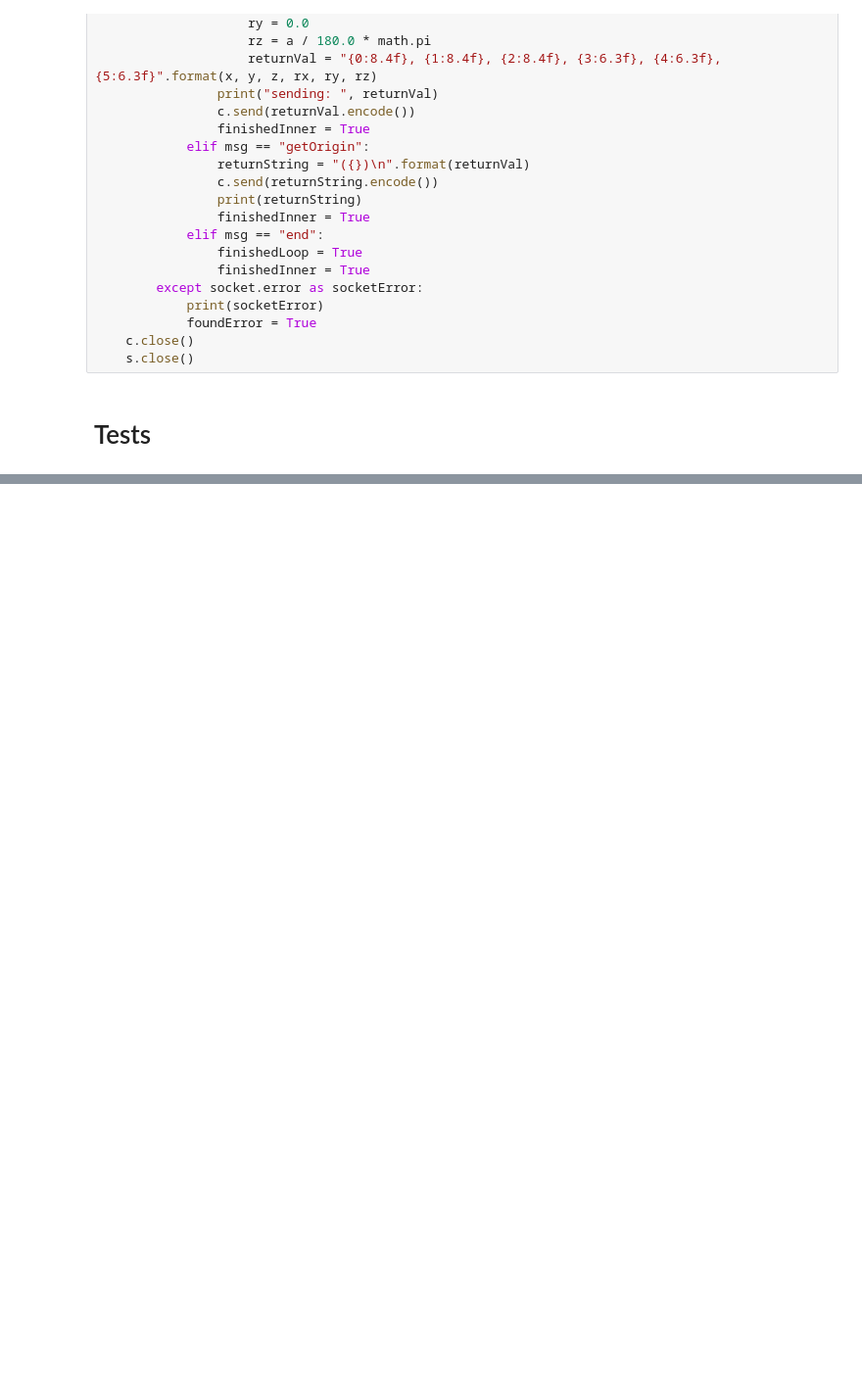
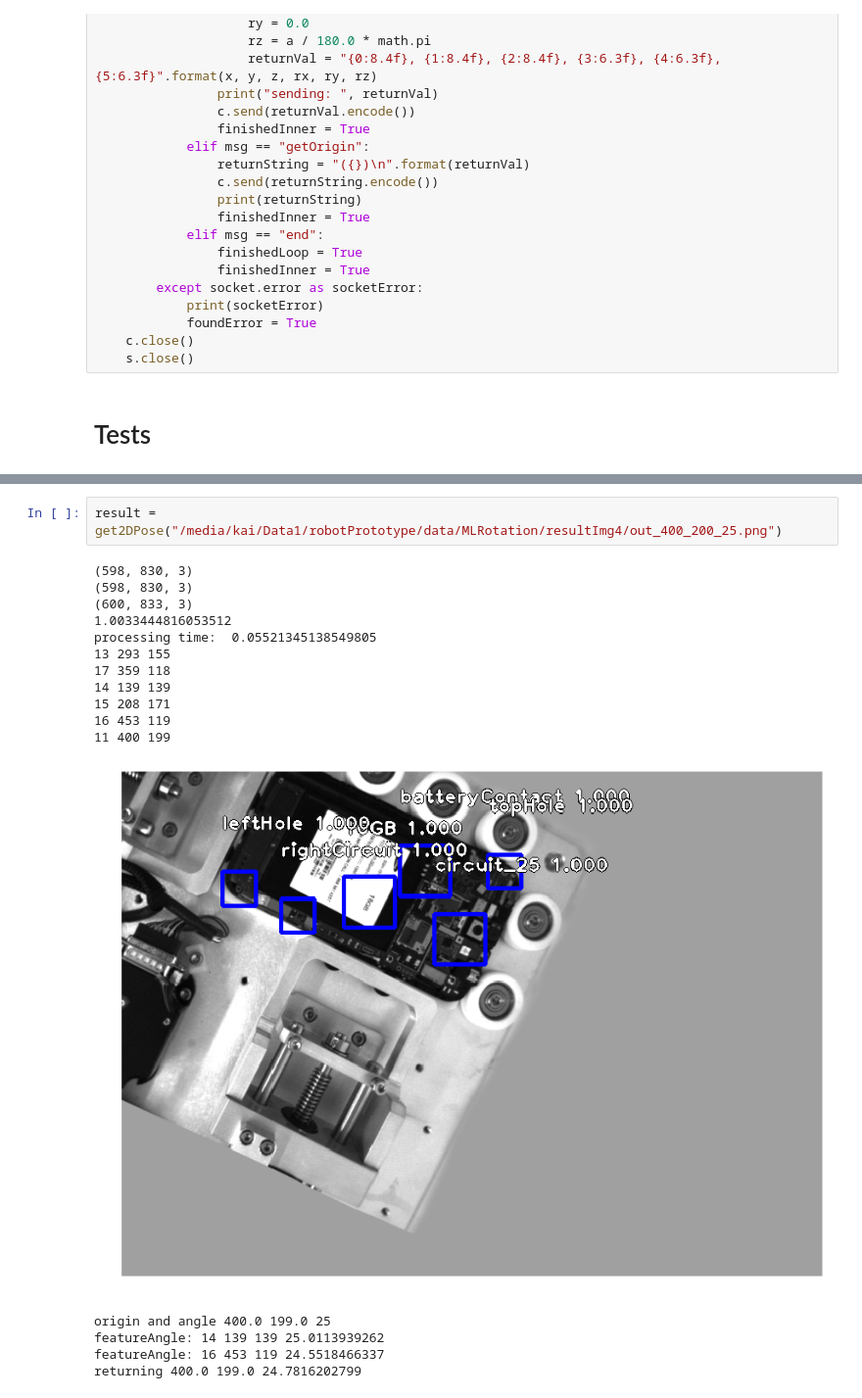
Before and after one commit to YungKC/keras-retinanet, a Jupyter notebook: scripts/Inference.ipynb, the cells around one changed output, grey strips where cells are left out. Shown at 98% size. Drawn from its saved outputs; the diff is of its cells as text; blank space fills up the shorter version.

```diff
--- a/scripts/Inference.ipynb
+++ b/scripts/Inference.ipynb
@@ -304,0 +396,19 @@ result = get2DPose("\\\\KAI-LAPTOP\\Users\\kai\\study\\robot_prototype\\ur3Contr
+# %%
+result = get2DPose("/media/kai/Data1/robotPrototype/data/MLRotation/resultImg4/out_400_200_25.png")
+# %% [output]
+(598, 830, 3)
+(598, 830, 3)
+(600, 833, 3)
+1.0033444816053512
+processing time:  0.05521345138549805
+13 293 155
+17 359 118
+14 139 139
+15 208 171
+16 453 119
+11 400 199
+[figure, added]
+origin and angle 400.0 199.0 25
+featureAngle: 14 139 139 25.0113939262
+featureAngle: 16 453 119 24.5518466337
+returning 400.0 199.0 24.7816202799
```
Also changed, not shown: parts of 18 cells of this notebook, 1 other file.
